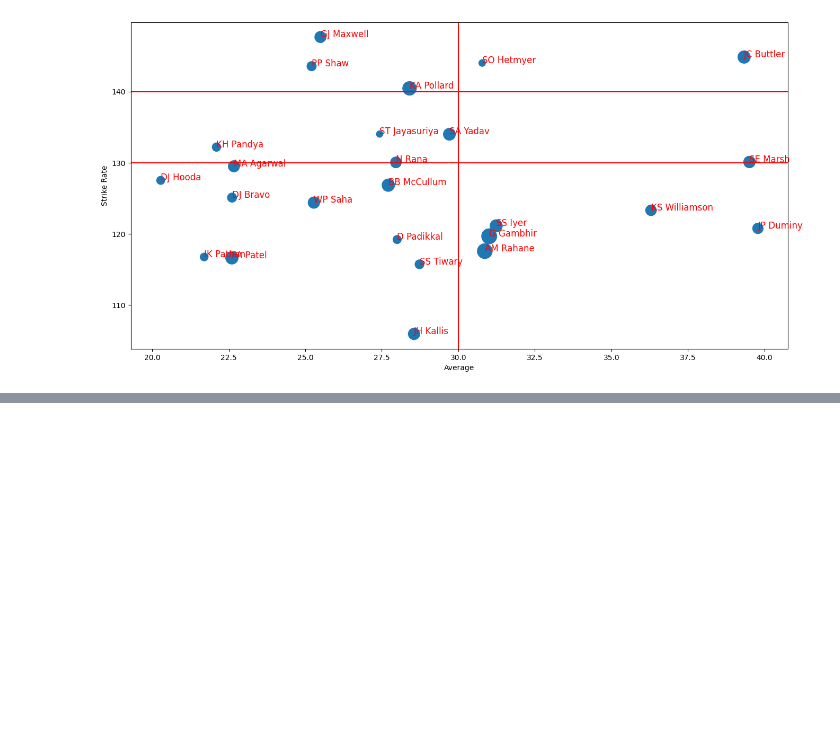
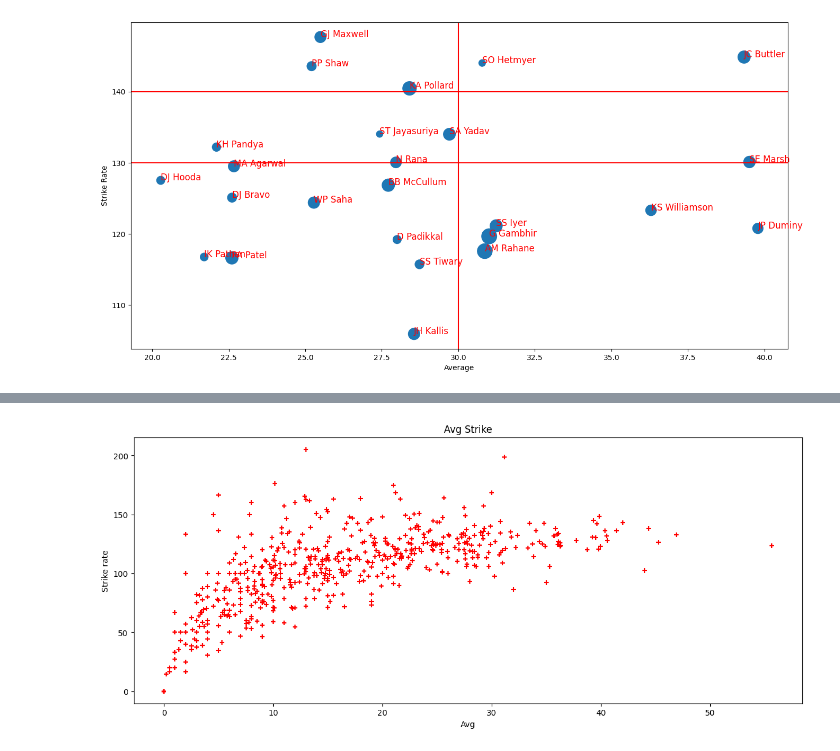
Before and after one commit to Muhammad-Waleed-Source/Matplotlib, a Jupyter notebook: Matplotlib_2.ipynb, the cells around one changed output, grey strips where cells are left out. Cells and saved outputs as stored; diff of their text form; code cells hidden in the pictures; blank space fills up the shorter version.

Commit message:
Subplots

```diff
--- a/Matplotlib_2.ipynb
+++ b/Matplotlib_2.ipynb
@@ -247,0 +273,14 @@ Text(0, 0.5, 'Strike Rate')
+# %%
+# 2. Second way to plot a graph (Used for multiple plots)
+
+fig, ax = plt.subplots(figsize=(15, 6))
+
+ax.scatter(batters['avg'], batters['strike_rate'], color='red', marker='+')
+ax.set_title('Avg Strike')
+
+ax.set_xlabel('Avg')
+ax.set_ylabel('Strike rate')
+
+fig.show() # to avoid technical info
+# %% [output]
+[figure, added]
```
Also changed, not shown: parts of 5 cells of this notebook.
